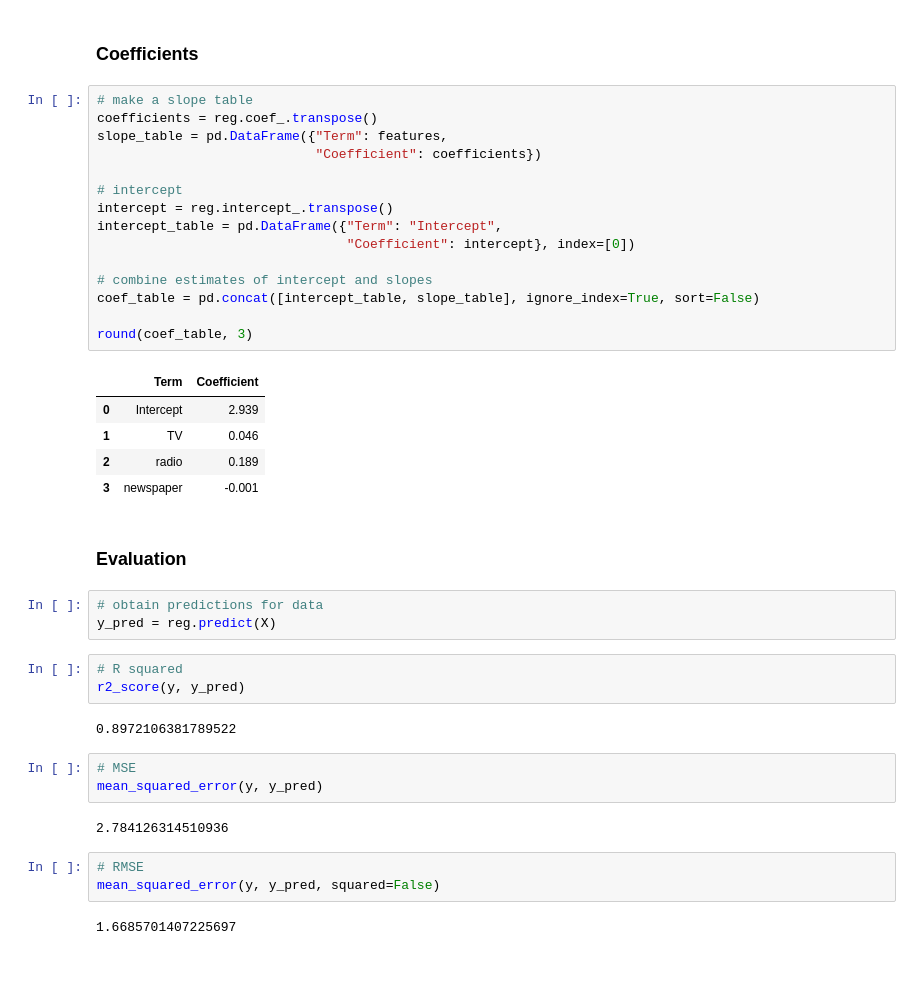
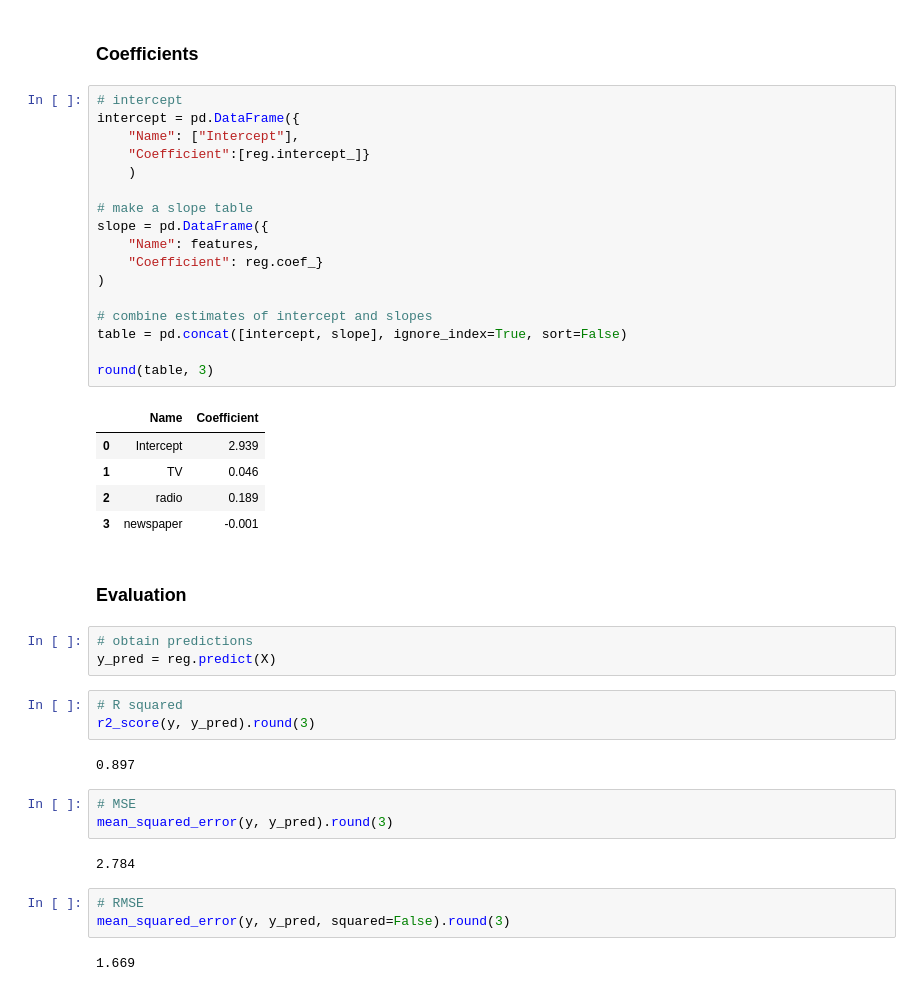
Before and after one commit to kirenz/eda, a Jupyter notebook: ims/08c-1-sales.ipynb, the cells around one changed output. Cells and saved outputs as stored; diff of their text form.

```diff
--- a/ims/08c-1-sales.ipynb
+++ b/ims/08c-1-sales.ipynb
@@ -142,22 +142,24 @@ LinearRegression()
 # %% [markdown]
 ### Coefficients
 # %%
+# intercept
+intercept = pd.DataFrame({
+    "Name": ["Intercept"],
+    "Coefficient":[reg.intercept_]}
+    )
+
 # make a slope table
-coefficients = reg.coef_.transpose()
-slope_table = pd.DataFrame({"Term": features,
-                            "Coefficient": coefficients})
-
-# intercept
-intercept = reg.intercept_.transpose()
-intercept_table = pd.DataFrame({"Term": "Intercept",
-                                "Coefficient": intercept}, index=[0])
+slope = pd.DataFrame({
+    "Name": features,
+    "Coefficient": reg.coef_}
+)
 
 # combine estimates of intercept and slopes
-coef_table = pd.concat([intercept_table, slope_table], ignore_index=True, sort=False)
+table = pd.concat([intercept, slope], ignore_index=True, sort=False)
 
-round(coef_table, 3)
+round(table, 3)
 # %% [output]
-|  | Term | Coefficient |
+|  | Name | Coefficient |
 | 0 | Intercept | 2.939 |
 | 1 | TV | 0.046 |
 | 2 | radio | 0.189 |
@@ -165,22 +167,22 @@ round(coef_table, 3)
 # %% [markdown]
 ### Evaluation
 # %%
-# obtain predictions for data
+# obtain predictions
 y_pred = reg.predict(X)
 # %%
 # R squared
-r2_score(y, y_pred)
+r2_score(y, y_pred).round(3)
 # %% [output]
-0.8972106381789522
+0.897
 # %%
 # MSE
-mean_squared_error(y, y_pred)
+mean_squared_error(y, y_pred).round(3)
 # %% [output]
-2.784126314510936
+2.784
 # %%
 # RMSE
-mean_squared_error(y, y_pred, squared=False)
+mean_squared_error(y, y_pred, squared=False).round(3)
 # %% [output]
-1.6685701407225697
+1.669
 # %%
 # MAE
```
Also changed, not shown: parts of 3 cells of this notebook.
